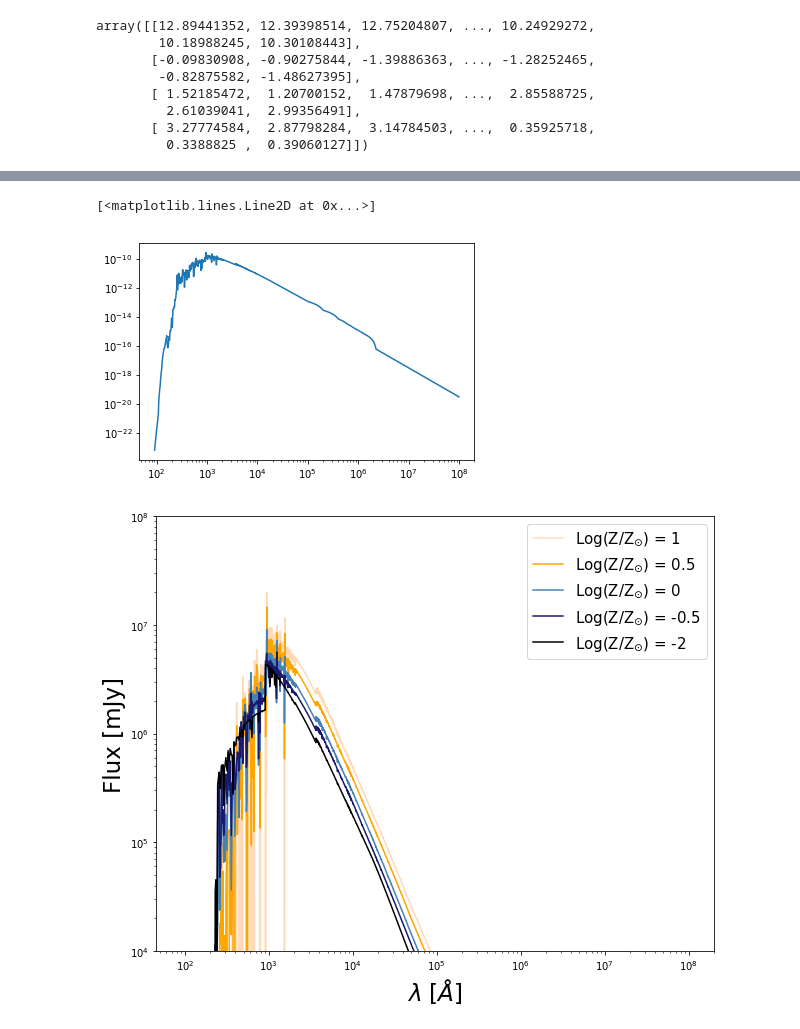
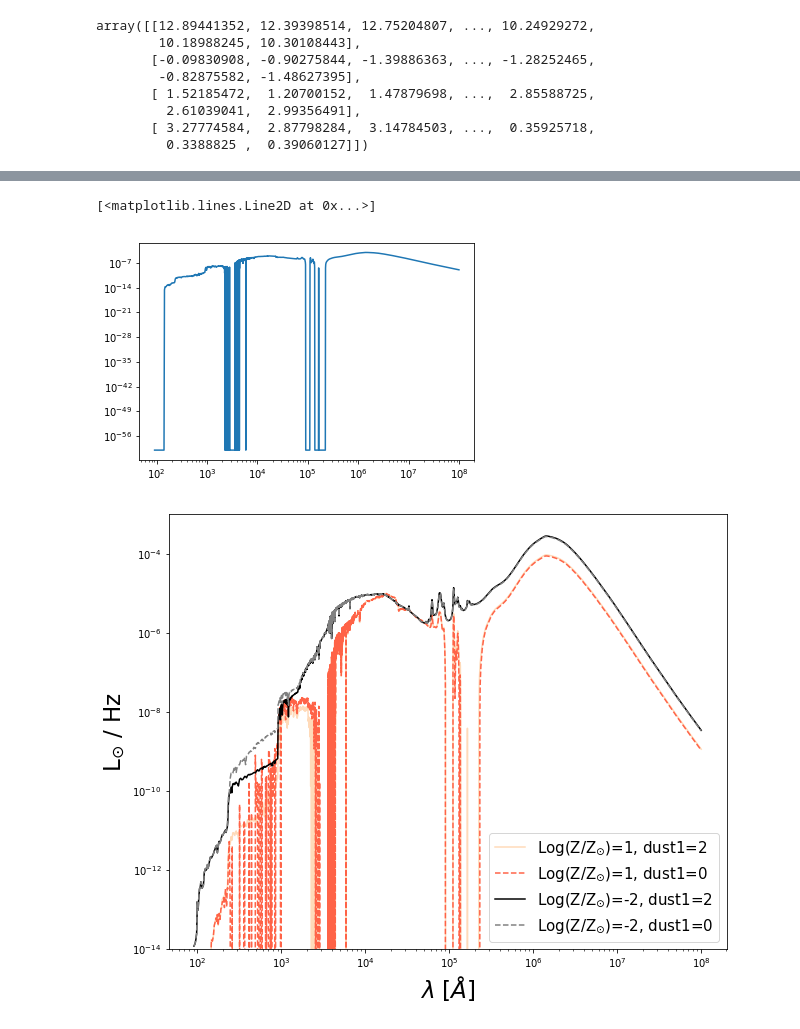
Before and after one commit to smlower/scripts_n_things, a Jupyter notebook: fsps_prospector.ipynb, the cells around one changed output, grey strips where cells are left out. Cells and saved outputs as stored; diff of their text form; code cells hidden in the pictures.

```diff
--- a/fsps_prospector.ipynb
+++ b/fsps_prospector.ipynb
@@ -632,6 +632,6 @@ wav, lum = sp.get_spectrum()
 # %%
-plt.loglog(wav, lum[0]*1e10)
+plt.loglog(wav, lum*1e10)
 #plt.ylim([1e-7, 1e1])
 # %% [output]
 [<matplotlib.lines.Line2D at 0x...>]
-[figure, old version]
+[figure, new version]
@@ -638,6 +640,6 @@ plt.loglog(wav, lum[0]*1e10)
 # %%
-Z_0 = np.load('/Users/sidneylower/Documents/metal_test_0.npz')
-Z_neg2 = np.load('/Users/sidneylower/Documents/metal_test_neg2.npz')
-Z_neg05 = np.load('/Users/sidneylower/Documents/metal_test_neg05.npz')
-Z_05 = np.load('/Users/sidneylower/Documents/metal_test_05.npz')
-Z_1 = np.load('/Users/sidneylower/Documents/metal_test_1.npz')
+Z_0 = np.load('/Users/sidneylower/Documents/metal_test_0_dust1.npz')
+Z_dneg2 = np.load('/Users/sidneylower/Documents/metal_test_neg2_dust1.npz')
+Z_neg05 = np.load('/Users/sidneylower/Documents/metal_test_neg05_dust1.npz')
+Z_05 = np.load('/Users/sidneylower/Documents/metal_test_05_dust1.npz')
+Z_d1 = np.load('/Users/sidneylower/Documents/metal_test_1_dust1.npz')
@@ -653,17 +649,24 @@ for luminosity in lums:
 # %%
 plt.figure(figsize=(10, 8))
-plt.loglog(Z_1['wav'], flux[0], color='peachpuff', label='Log(Z/Z$_{\odot}$) = 1')
-plt.loglog(Z_05['wav'], flux[1], color='orange', label='Log(Z/Z$_{\odot}$) = 0.5')
-plt.loglog(Z_0['wav'], flux[2], color='steelblue', label='Log(Z/Z$_{\odot}$) = 0')
-plt.loglog(Z_neg05['wav'], flux[3], color='midnightblue', label='Log(Z/Z$_{\odot}$) = -0.5')
-plt.loglog(Z_neg2['wav'], flux[4], color='black', label='Log(Z/Z$_{\odot}$) = -2')
+plt.loglog(Z_d1['wav'], Z_d1['lum']*1e10, color='peachpuff', label='Log(Z/Z$_{\odot}$)=1, dust1=2')
+plt.loglog(Z_1['wav'], Z_1['lum']*1e10, color='tomato', ls='--', label='Log(Z/Z$_{\odot}$)=1, dust1=0')
 
-plt.ylim([1e4, 1e8])
+#plt.loglog(Z_05['wav'], Z_05['lum']*1e10, color='orange', label='Log(Z/Z$_{\odot}$) = 0.5')
+#plt.loglog(Z_0['wav'], Z_0['lum']*1e10, color='steelblue', label='Log(Z/Z$_{\odot}$) = 0')
+#plt.loglog(Z_neg05['wav'], Z_neg05['lum']*1e10, color='midnightblue', label='Log(Z/Z$_{\odot}$) = -0.5')
+plt.loglog(Z_dneg2['wav'], Z_dneg2['lum']*1e10, color='black', label='Log(Z/Z$_{\odot}$)=-2, dust1=2')
 
-plt.ylabel('Flux [mJy]', fontsize=23)
+plt.loglog(Z_neg2['wav'], Z_neg2['lum']*1e10, color='gray', ls='--', label='Log(Z/Z$_{\odot}$)=-2, dust1=0')
+
+
+plt.ylim([1e-14, 1e-3])
+
+plt.ylabel('L$_{\odot}$ / Hz', fontsize=23)
 plt.xlabel('$\lambda$ [$\AA$]', fontsize=23)
 
-plt.legend(loc='upper right', fontsize=15)
-plt.savefig('/Users/sidneylower/Documents/prosp_final_plots/SEDs/fsps_ref.png', dpi=300)
+plt.legend(loc='lower right', fontsize=15)
+
+#plt.annotate('Dust1 = 2.0', xy=(2e6, 1e-10), fontsize=15)
+plt.savefig('/Users/sidneylower/Documents/prosp_final_plots/SEDs/fsps_ref_dustcomp.png', dpi=300)
 # %% [output]
-[figure, old version]
+[figure, new version]
```
Also changed, not shown: parts of 5 cells of this notebook.
